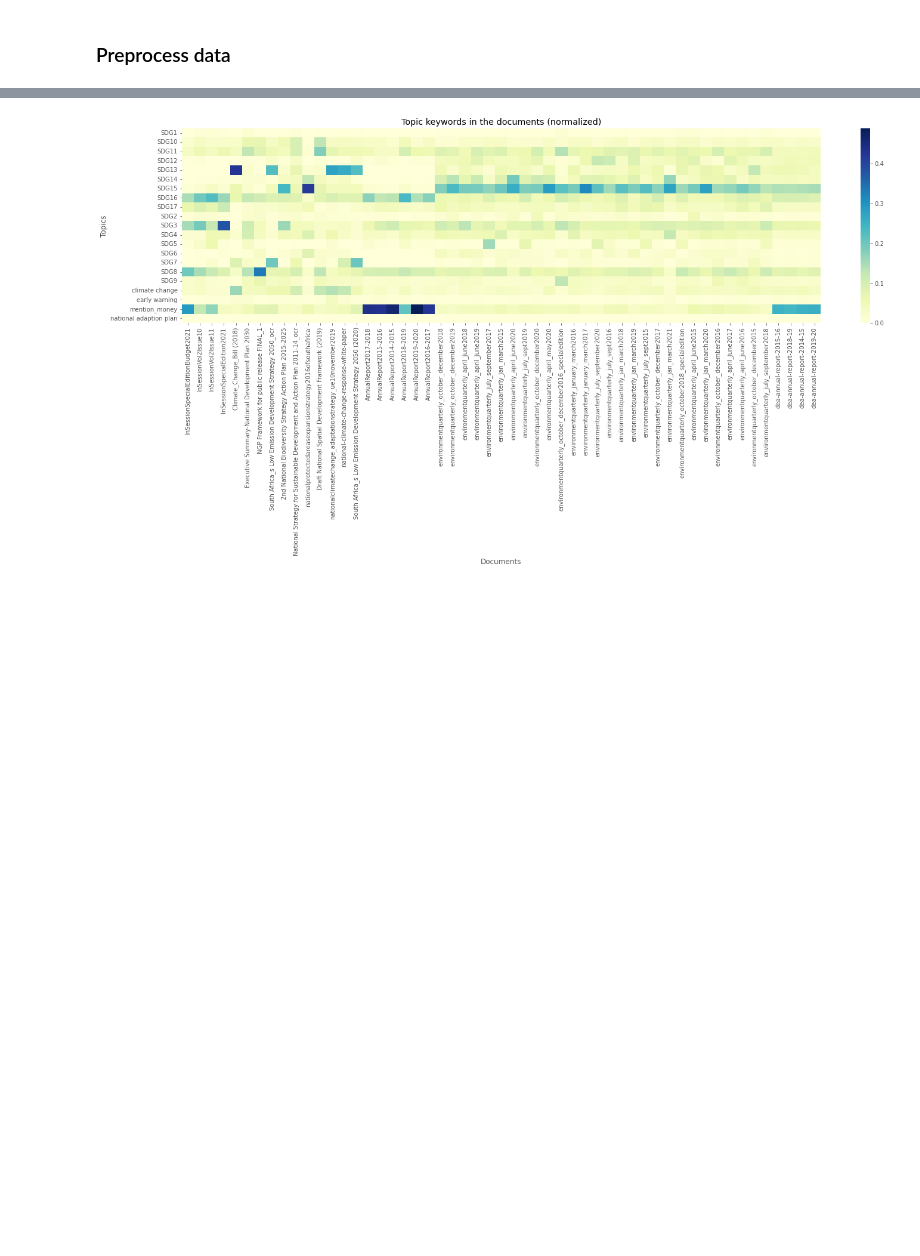
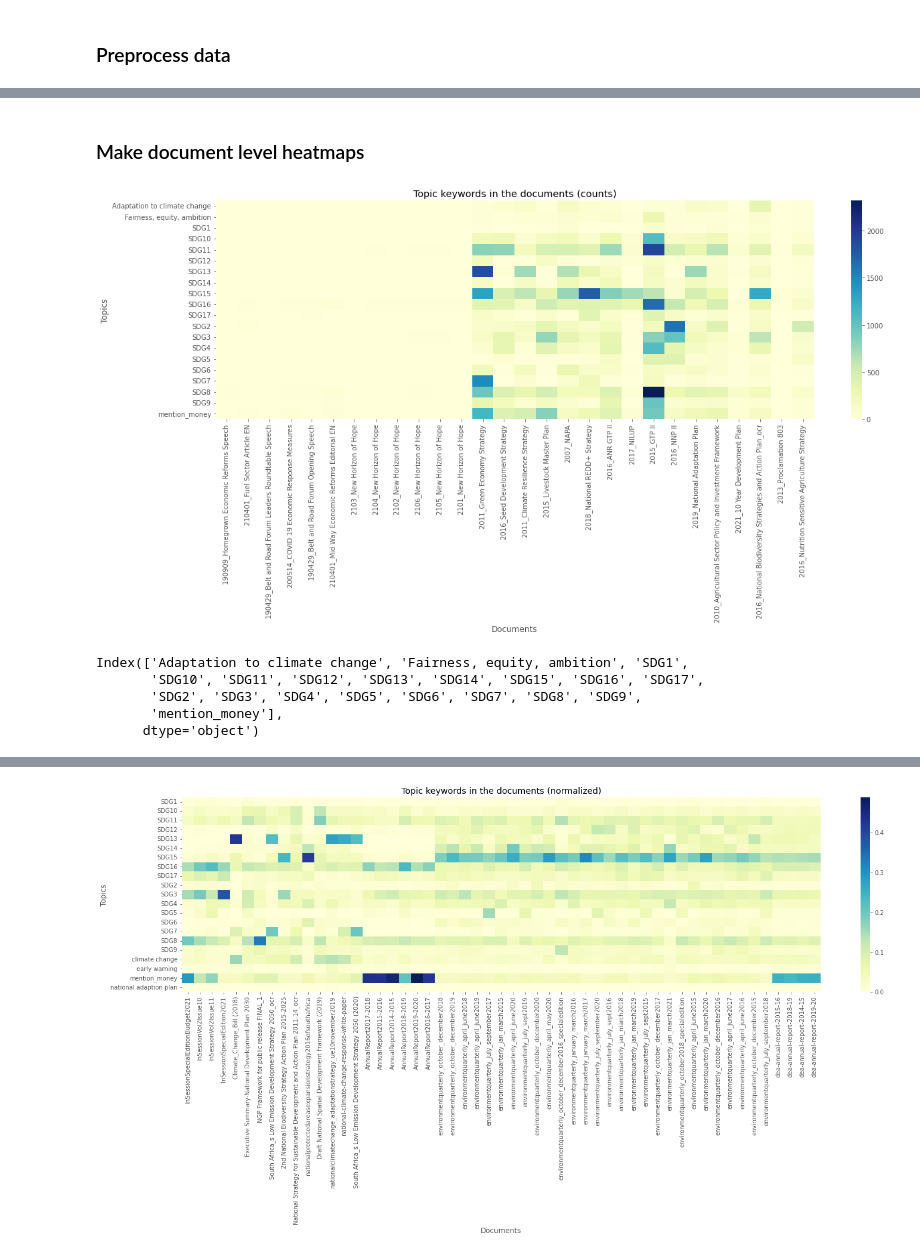
Before and after one commit to rsgier/Hack4Good-GIZ_policy, a Jupyter notebook: code/GIZ Data Exploration-for_presentation.ipynb, the cells around one changed output, grey strips where cells are left out. Drawn from its saved outputs; the diff is of its cells as text; code cells hidden in the pictures; blank space fills up the shorter version.

```diff
--- a/code/GIZ Data Exploration-for_presentation.ipynb
+++ b/code/GIZ Data Exploration-for_presentation.ipynb
@@ -537,0 +497,26 @@ plt.show()
+# %% [markdown]
+### Make document level heatmaps
+# %%
+#make heatmap of plot above
+plot_folder = '../../outputs/heatmaps/'
+plt.figure(figsize=(20, 6)) #16, 6
+ax = sns.heatmap(corpus_summary_df,
+                 #annot=True, fmt="d",
+                 cmap="YlGnBu")
+plt.xlabel("Documents")
+plt.ylabel("Topics")
+title = ("Topic keywords in the documents (counts)")
+plt.title(title)
+file_name=(title + (' all docs Ethiopia v1.png'))
+plt.savefig((plot_folder+file_name), dpi=300, bbox_inches='tight')
+plt.show()
+# %% [output]
+[figure, added]
+# %%
+corpus_summary_df.index
+# %% [output]
+Index(['Adaptation to climate change', 'Fairness, equity, ambition', 'SDG1',
+       'SDG10', 'SDG11', 'SDG12', 'SDG13', 'SDG14', 'SDG15', 'SDG16', 'SDG17',
+       'SDG2', 'SDG3', 'SDG4', 'SDG5', 'SDG6', 'SDG7', 'SDG8', 'SDG9',
+       'mention_money'],
+      dtype='object')
```
Also changed, not shown: parts of 28 cells of this notebook.
